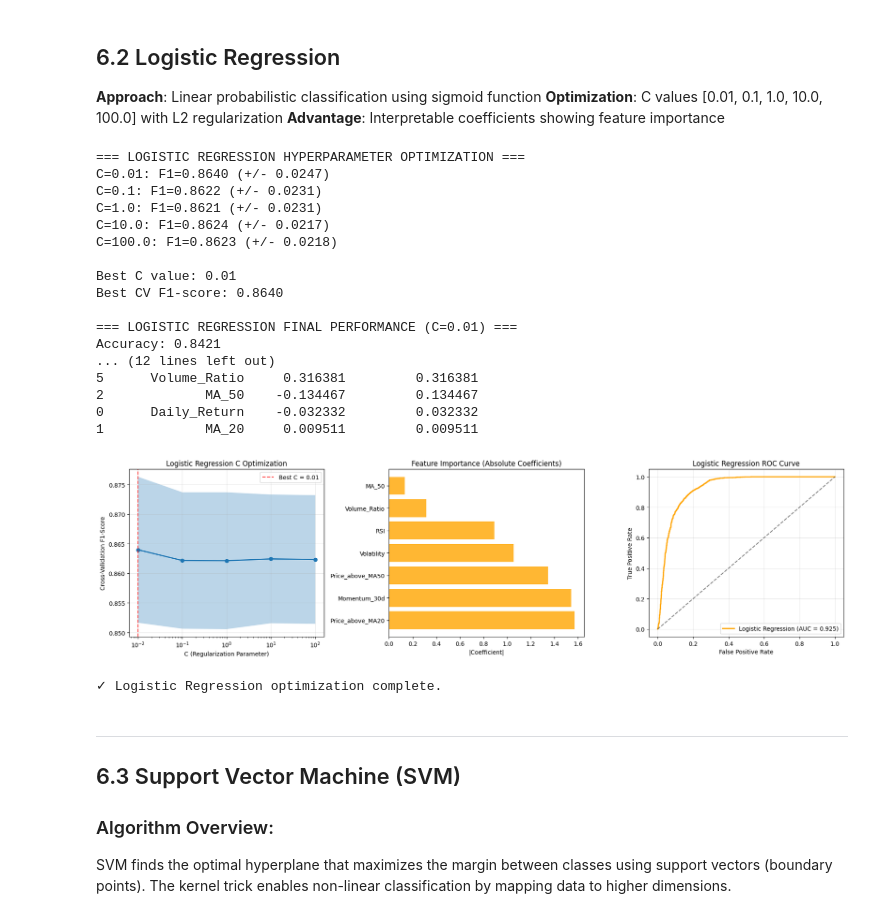
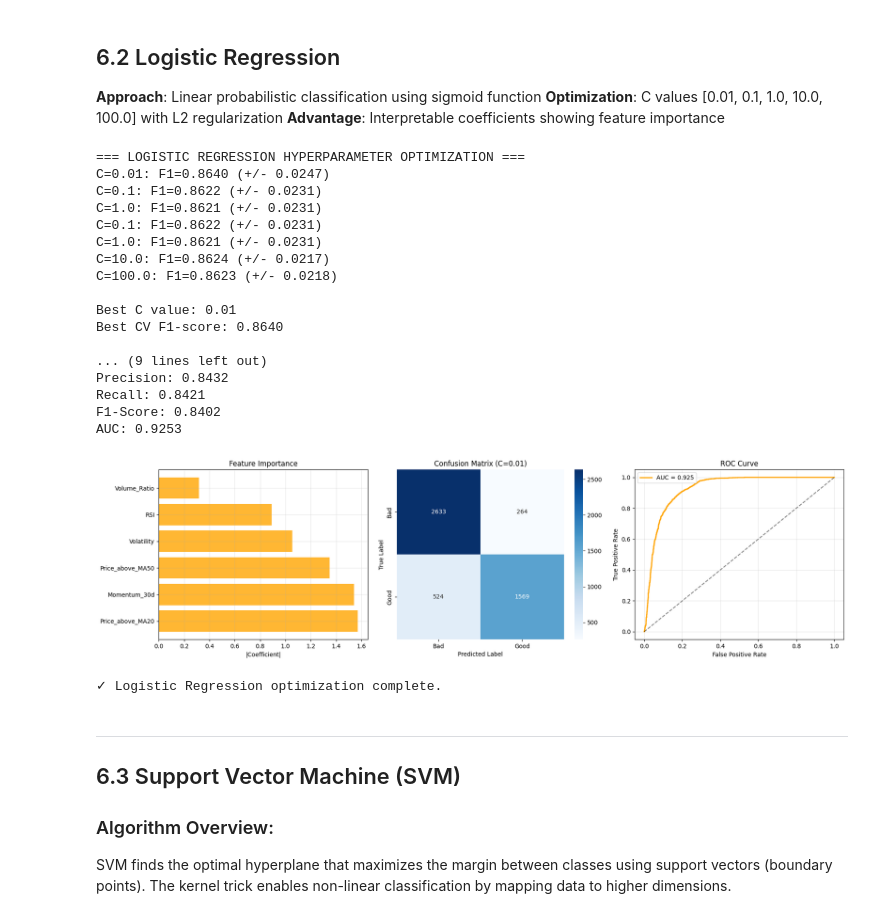
Before and after one commit to omaraboelfadl/CMP466-Summer25-G7-Project, a Jupyter notebook: CMP_466_G7_ProjectCode_Streamlined.ipynb, the cells around one changed output. Saved outputs shown, nothing was run; the diff lists cells and outputs as text; code cells hidden in the pictures.

```diff
--- a/CMP_466_G7_ProjectCode_Streamlined.ipynb
+++ b/CMP_466_G7_ProjectCode_Streamlined.ipynb
@@ -371,25 +377,9 @@ plt.show()
 
 print(f"\nKNN optimization complete. Best model saved.")
 
-# Train Models
-models = {
-    'KNN': KNeighborsClassifier(n_neighbors=5, metric='euclidean'),
-    'Logistic Regression': LogisticRegression(C=1.0, random_state=42),
-    'SVM': SVC(C=1.0, kernel='rbf', probability=True, random_state=42),
-    'Decision Tree': DecisionTreeClassifier(max_depth=10, random_state=42)
-}
-
 trained_models = {}
 predictions = {}
 probabilities = {}
-
-for name, model in models.items():
-    model.fit(X_train_scaled, y_train)
-    trained_models[name] = model
-    predictions[name] = model.predict(X_test_scaled)
-    probabilities[name] = model.predict_proba(X_test_scaled)[:, 1]
-
-print("All models trained successfully!")
 # %% [output]
 === KNN HYPERPARAMETER OPTIMIZATION ===
 k=3: F1=0.8888855503535975 (+/- 0.04389716762231989)
@@ -536,66 +519,60 @@ feature_importance = pd.DataFrame({
     'Abs_Coefficient': np.abs(lr_final.coef_[0])
 }).sort_values('Abs_Coefficient', ascending=False)
 
-print(f"\n=== FEATURE IMPORTANCE (COEFFICIENTS) ===")
-print(feature_importance)
-
-# Visualize C optimization and feature importance
+# Logistic Regression Visualizations
 fig, axes = plt.subplots(1, 3, figsize=(18, 5))
 
-# 1. C optimization
-axes[0].semilogx(lr_df['C'], lr_df['CV_F1_Mean'], marker='o', linewidth=2)
-axes[0].fill_between(lr_df['C'],
-                     lr_df['CV_F1_Mean'] - lr_df['CV_F1_Std'],
-                     lr_df['CV_F1_Mean'] + lr_df['CV_F1_Std'], alpha=0.3)
-axes[0].axvline(x=best_C, color='red', linestyle='--', alpha=0.7, label=f'Best C = {best_C}')
-axes[0].set_xlabel('C (Regularization Parameter)')
-axes[0].set_ylabel('Cross-Validation F1-Score')
-axes[0].set_title('Logistic Regression C Optimization')
+# 1. Feature Importance
+top_features = feature_importance.head(6)
+axes[0].barh(range(len(top_features)), top_features['Abs_Coefficient'], color='orange', alpha=0.8)
+axes[0].set_yticks(range(len(top_features)))
+axes[0].set_yticklabels(top_features['Feature'])
+axes[0].set_xlabel('|Coefficient|')
+axes[0].set_title('Feature Importance')
 axes[0].grid(True, alpha=0.3)
-axes[0].legend()
 
-# 2. Feature Importance
-top_features = feature_importance.head(7)
-axes[1].barh(range(len(top_features)), top_features['Abs_Coefficient'], color='orange', alpha=0.8)
-axes[1].set_yticks(range(len(top_features)))
-axes[1].set_yticklabels(top_features['Feature'])
-axes[1].set_xlabel('|Coefficient|')
-axes[1].set_title('Feature Importance (Absolute Coefficients)')
+# 2. Confusion Matrix
+cm_lr = confusion_matrix(y_test, lr_pred)
+sns.heatmap(cm_lr, annot=True, fmt='d', cmap='Blues', ax=axes[1],
+            xticklabels=['Bad', 'Good'], yticklabels=['Bad', 'Good'])
+axes[1].set_title(f'Confusion Matrix (C={best_C})')
+axes[1].set_ylabel('True Label')
+axes[1].set_xlabel('Predicted Label')
 
 # 3. ROC Curve
 fpr_lr, tpr_lr, _ = roc_curve(y_test, lr_proba)
 axes[2].plot(fpr_lr, tpr_lr, color='orange', linewidth=2,
-             label=f'Logistic Regression (AUC = {lr_metrics["AUC"]:.3f})')
+             label=f'AUC = {lr_metrics["AUC"]:.3f}')
 axes[2].plot([0, 1], [0, 1], 'k--', alpha=0.5)
 axes[2].set_xlabel('False Positive Rate')
 axes[2].set_ylabel('True Positive Rate')
-axes[2].set_title('Logistic Regression ROC Curve')
+axes[2].set_title('ROC Curve')
 axes[2].legend()
 axes[2].grid(True, alpha=0.3)
 
 plt.tight_layout()
 plt.show()
 
 print(f"✓ Logistic Regression optimization complete.")
 # %% [output]
 === LOGISTIC REGRESSION HYPERPARAMETER OPTIMIZATION ===
 C=0.01: F1=0.8640 (+/- 0.0247)
+C=0.1: F1=0.8622 (+/- 0.0231)
+C=1.0: F1=0.8621 (+/- 0.0231)
 C=0.1: F1=0.8622 (+/- 0.0231)
 C=1.0: F1=0.8621 (+/- 0.0231)
 C=10.0: F1=0.8624 (+/- 0.0217)
 C=100.0: F1=0.8623 (+/- 0.0218)
 
 Best C value: 0.01
 Best CV F1-score: 0.8640
 
-=== LOGISTIC REGRESSION FINAL PERFORMANCE (C=0.01) ===
-Accuracy: 0.8421
-... (12 lines left out)
-5      Volume_Ratio     0.316381         0.316381
-2             MA_50    -0.134467         0.134467
-0      Daily_Return    -0.032332         0.032332
-1             MA_20     0.009511         0.009511
+... (9 lines left out)
+Precision: 0.8432
+Recall: 0.8421
+F1-Score: 0.8402
+AUC: 0.9253
-[figure, old version]
+[figure, new version]
 ✓ Logistic Regression optimization complete.
 # %% [markdown]
 ---
```
Also changed, not shown: parts of 26 cells of this notebook.
